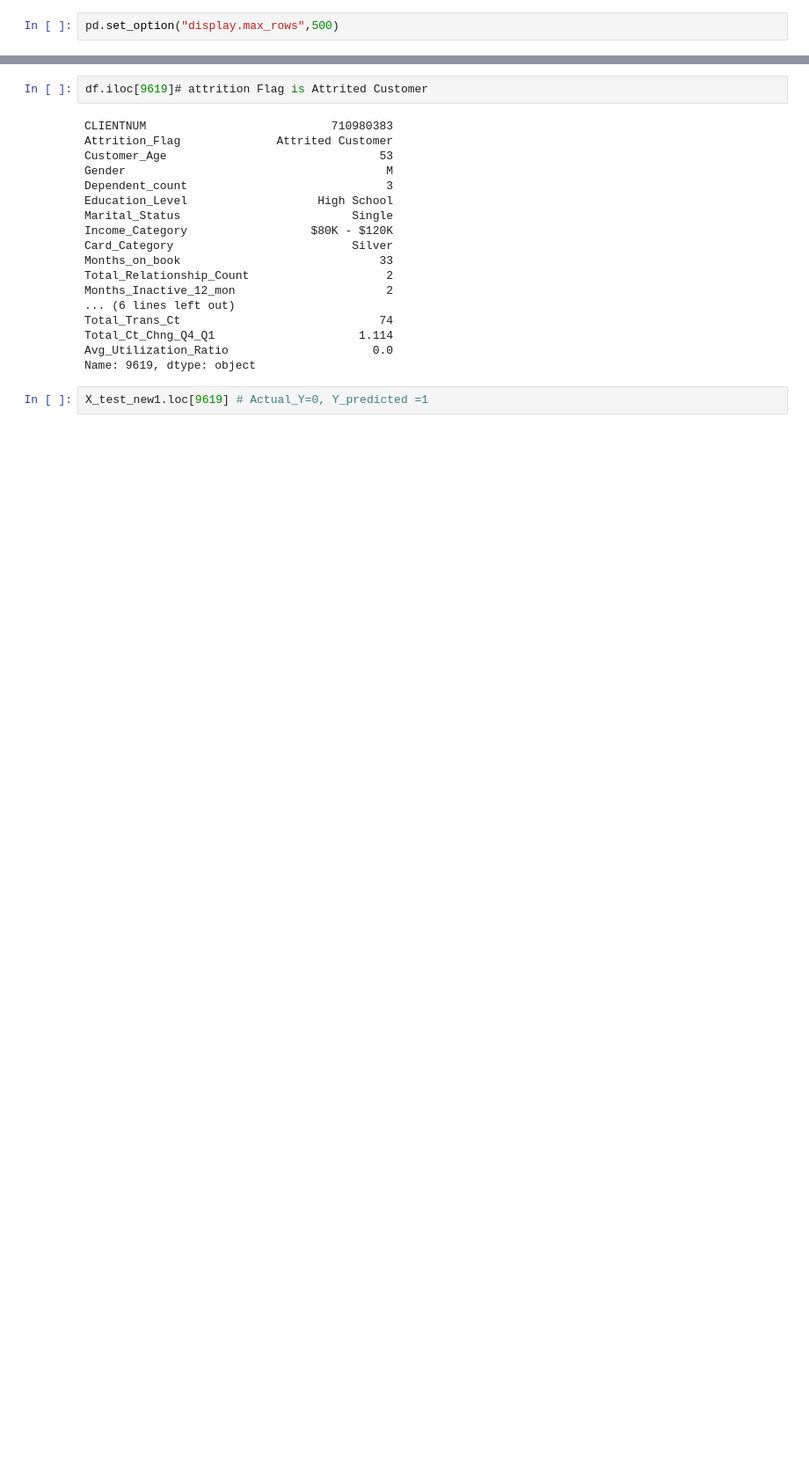
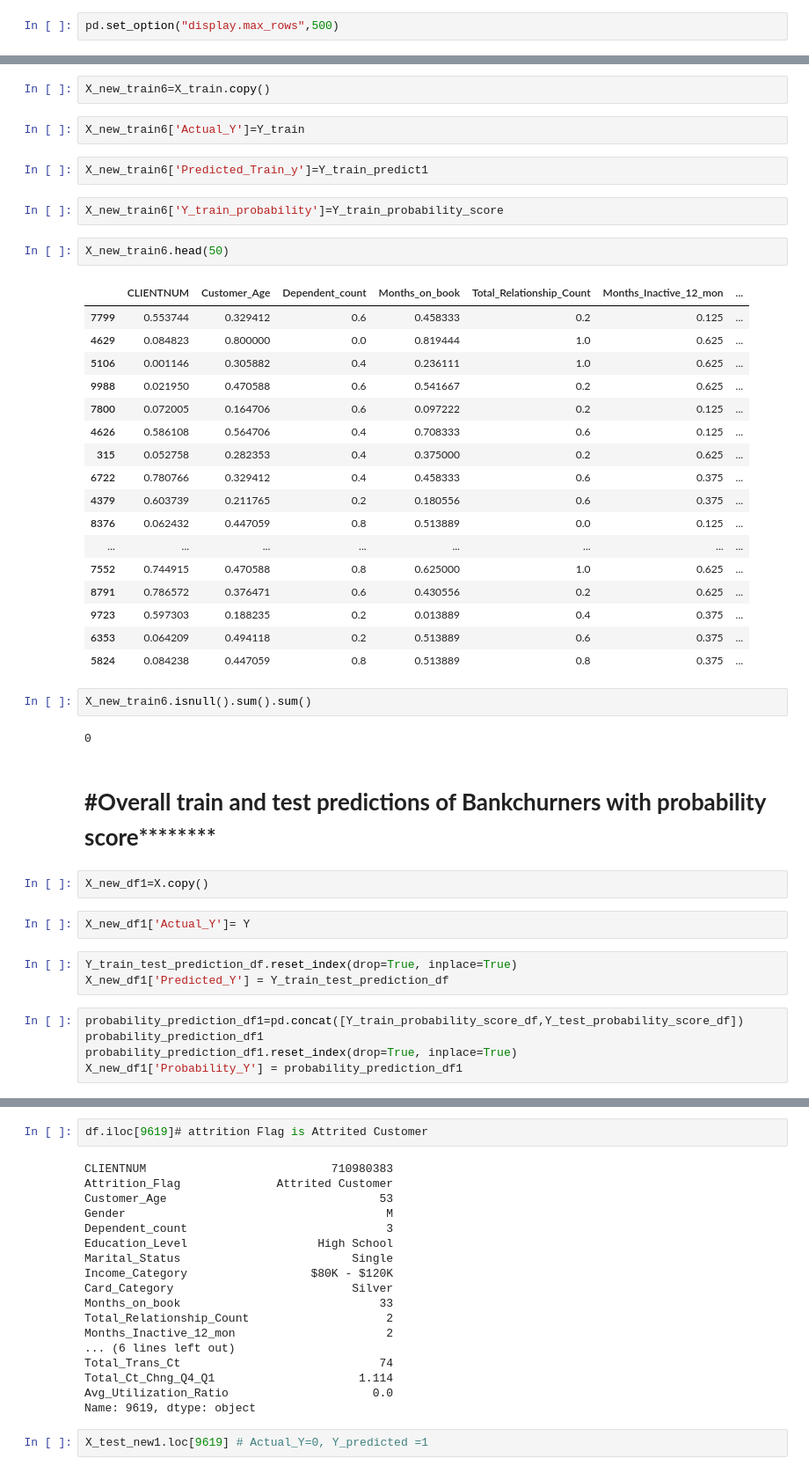
Before and after one commit to Zhassan8/learnbay_projects, a Jupyter notebook: bankchurners-recall-rate-98.ipynb, the cells around one changed output, grey strips where cells are left out. Shown at 88% size. Saved outputs shown, nothing was run; the diff lists cells and outputs as text; blank space fills up the shorter version.

```diff
--- a/bankchurners-recall-rate-98.ipynb
+++ b/bankchurners-recall-rate-98.ipynb
@@ -873,0 +944,46 @@ X_test_new1.head(100)
+# %%
+X_new_train6=X_train.copy()
+# %%
+X_new_train6['Actual_Y']=Y_train
+# %%
+X_new_train6['Predicted_Train_y']=Y_train_predict1
+# %%
+X_new_train6['Y_train_probability']=Y_train_probability_score
+# %%
+X_new_train6.head(50)
+# %% [output]
+|  | CLIENTNUM | Customer_Age | Dependent_count | Months_on_book | Total_Relationship_Count | Months_Inactive_12_mon | ... |
+| 7799 | 0.553744 | 0.329412 | 0.6 | 0.458333 | 0.2 | 0.125 | ... |
+| 4629 | 0.084823 | 0.800000 | 0.0 | 0.819444 | 1.0 | 0.625 | ... |
+| 5106 | 0.001146 | 0.305882 | 0.4 | 0.236111 | 1.0 | 0.625 | ... |
+| 9988 | 0.021950 | 0.470588 | 0.6 | 0.541667 | 0.2 | 0.625 | ... |
+| 7800 | 0.072005 | 0.164706 | 0.6 | 0.097222 | 0.2 | 0.125 | ... |
+| 4626 | 0.586108 | 0.564706 | 0.4 | 0.708333 | 0.6 | 0.125 | ... |
+| 315 | 0.052758 | 0.282353 | 0.4 | 0.375000 | 0.2 | 0.625 | ... |
+| 6722 | 0.780766 | 0.329412 | 0.4 | 0.458333 | 0.6 | 0.375 | ... |
+| 4379 | 0.603739 | 0.211765 | 0.2 | 0.180556 | 0.6 | 0.375 | ... |
+| 8376 | 0.062432 | 0.447059 | 0.8 | 0.513889 | 0.0 | 0.125 | ... |
+| ... | ... | ... | ... | ... | ... | ... | ... |
+| 7552 | 0.744915 | 0.470588 | 0.8 | 0.625000 | 1.0 | 0.625 | ... |
+| 8791 | 0.786572 | 0.376471 | 0.6 | 0.430556 | 0.2 | 0.625 | ... |
+| 9723 | 0.597303 | 0.188235 | 0.2 | 0.013889 | 0.4 | 0.375 | ... |
+| 6353 | 0.064209 | 0.494118 | 0.2 | 0.513889 | 0.6 | 0.375 | ... |
+| 5824 | 0.084238 | 0.447059 | 0.8 | 0.513889 | 0.8 | 0.375 | ... |
+# %%
+X_new_train6.isnull().sum().sum()
+# %% [output]
+0
+# %% [markdown]
+# ******#Overall  train and test predictions of Bankchurners with probability score**************
+# %%
+X_new_df1=X.copy()
+# %%
+X_new_df1['Actual_Y']= Y
+# %%
+Y_train_test_prediction_df.reset_index(drop=True, inplace=True)
+X_new_df1['Predicted_Y'] = Y_train_test_prediction_df
+# %%
+probability_prediction_df1=pd.concat([Y_train_probability_score_df,Y_test_probability_score_df])
+probability_prediction_df1
+probability_prediction_df1.reset_index(drop=True, inplace=True)
+X_new_df1['Probability_Y'] = probability_prediction_df1
```
Also changed, not shown: parts of 33 cells of this notebook.
